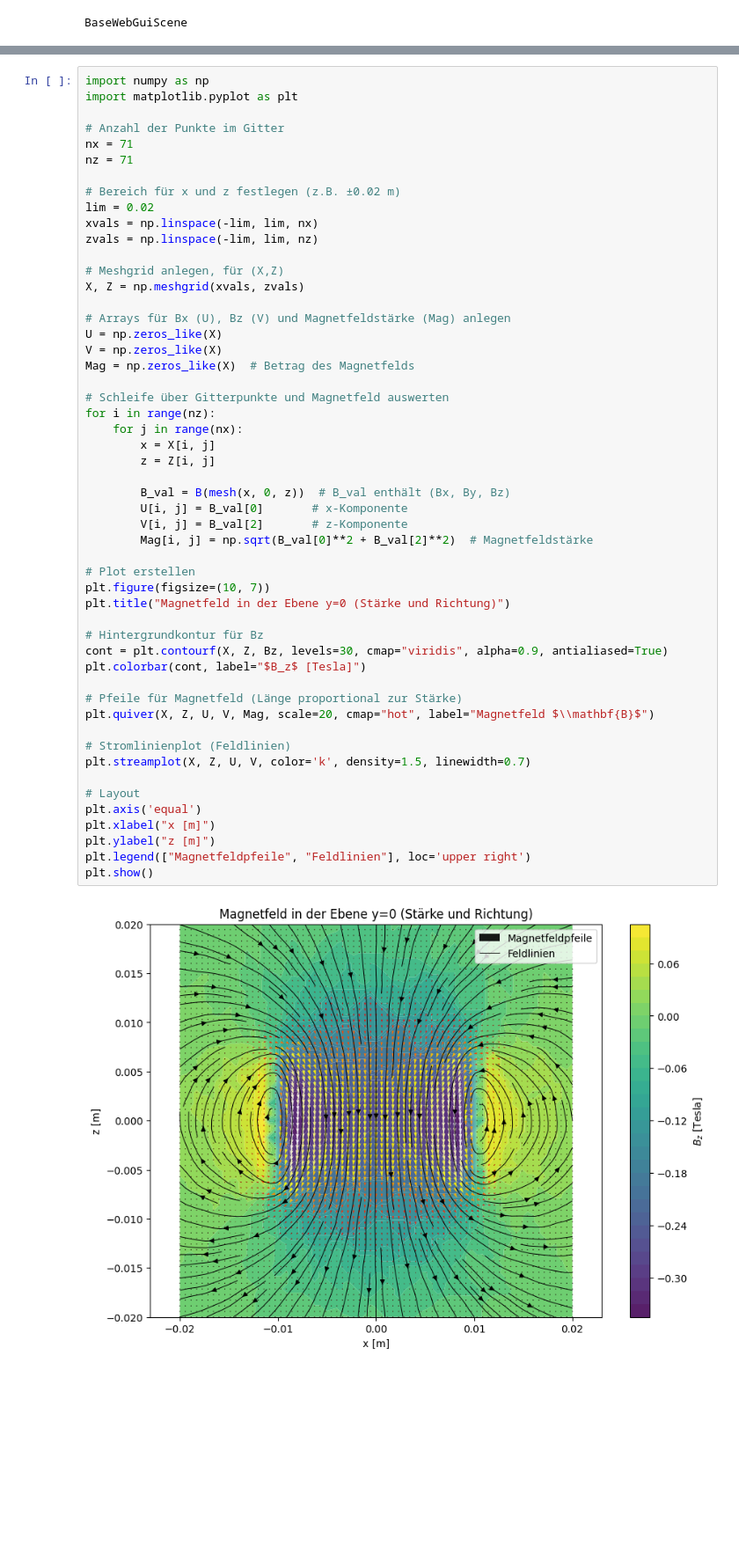
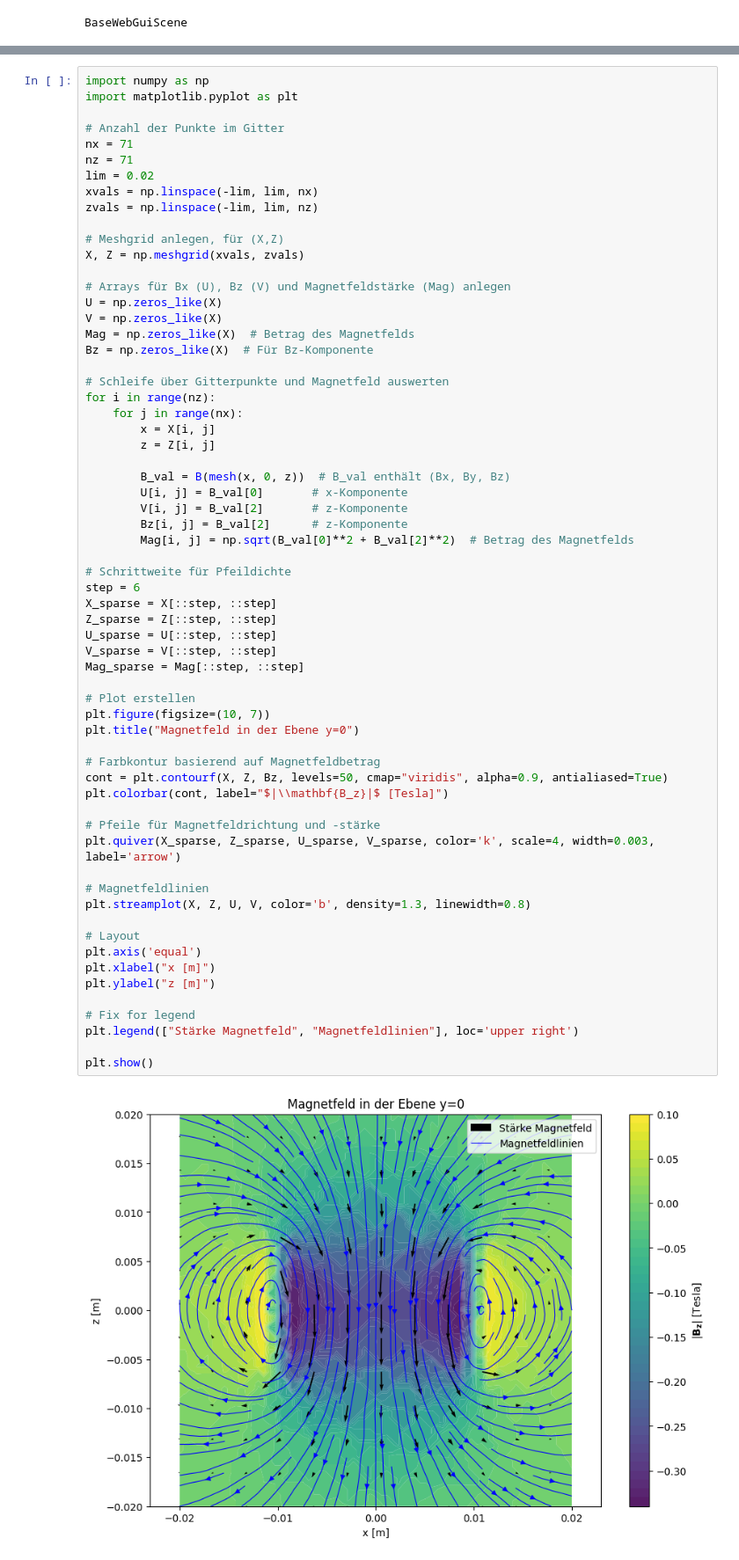
Before and after one commit to Saxermi/hana_pde_modeling_fem, a Jupyter notebook: 4_MagVekPot_HomCoil.ipynb, the cells around one changed output, grey strips where cells are left out. Shown at 88% size. Cells and saved outputs as stored; diff of their text form; blank space fills up the shorter version.

Commit message:
Updated 2d Plot w/ magnetfeld stärke

```diff
--- a/4_MagVekPot_HomCoil.ipynb
+++ b/4_MagVekPot_HomCoil.ipynb
@@ -186,8 +187,6 @@ import matplotlib.pyplot as plt
 # Anzahl der Punkte im Gitter
 nx = 71
 nz = 71
-
-# Bereich für x und z festlegen (z.B. ±0.02 m)
 lim = 0.02
 xvals = np.linspace(-lim, lim, nx)
 zvals = np.linspace(-lim, lim, nz)
@@ -195,41 +194,54 @@ zvals = np.linspace(-lim, lim, nz)
 # Meshgrid anlegen, für (X,Z)
 X, Z = np.meshgrid(xvals, zvals)
 
 # Arrays für Bx (U), Bz (V) und Magnetfeldstärke (Mag) anlegen
 U = np.zeros_like(X)
 V = np.zeros_like(X)
 Mag = np.zeros_like(X)  # Betrag des Magnetfelds
+Bz = np.zeros_like(X)  # Für Bz-Komponente
 
 # Schleife über Gitterpunkte und Magnetfeld auswerten
 for i in range(nz):
     for j in range(nx):
         x = X[i, j]
         z = Z[i, j]
 
         B_val = B(mesh(x, 0, z))  # B_val enthält (Bx, By, Bz)
         U[i, j] = B_val[0]       # x-Komponente
         V[i, j] = B_val[2]       # z-Komponente
-        Mag[i, j] = np.sqrt(B_val[0]**2 + B_val[2]**2)  # Magnetfeldstärke
+        Bz[i, j] = B_val[2]      # z-Komponente
+        Mag[i, j] = np.sqrt(B_val[0]**2 + B_val[2]**2)  # Betrag des Magnetfelds
+
+# Schrittweite für Pfeildichte
+step = 6
+X_sparse = X[::step, ::step]
+Z_sparse = Z[::step, ::step]
+U_sparse = U[::step, ::step]
+V_sparse = V[::step, ::step]
+Mag_sparse = Mag[::step, ::step]
 
 # Plot erstellen
 plt.figure(figsize=(10, 7))
-plt.title("Magnetfeld in der Ebene y=0 (Stärke und Richtung)")
+plt.title("Magnetfeld in der Ebene y=0")
 
-# Hintergrundkontur für Bz
-cont = plt.contourf(X, Z, Bz, levels=30, cmap="viridis", alpha=0.9, antialiased=True)
-plt.colorbar(cont, label="$B_z$ [Tesla]")
+# Farbkontur basierend auf Magnetfeldbetrag
+cont = plt.contourf(X, Z, Bz, levels=50, cmap="viridis", alpha=0.9, antialiased=True)
+plt.colorbar(cont, label="$|\\mathbf{B_z}|$ [Tesla]")
 
-# Pfeile für Magnetfeld (Länge proportional zur Stärke)
-plt.quiver(X, Z, U, V, Mag, scale=20, cmap="hot", label="Magnetfeld $\\mathbf{B}$")
+# Pfeile für Magnetfeldrichtung und -stärke
+plt.quiver(X_sparse, Z_sparse, U_sparse, V_sparse, color='k', scale=4, width=0.003, label='arrow')
 
-# Stromlinienplot (Feldlinien)
-plt.streamplot(X, Z, U, V, color='k', density=1.5, linewidth=0.7)
+# Magnetfeldlinien
+plt.streamplot(X, Z, U, V, color='b', density=1.3, linewidth=0.8)
 
 # Layout
 plt.axis('equal')
 plt.xlabel("x [m]")
 plt.ylabel("z [m]")
-plt.legend(["Magnetfeldpfeile", "Feldlinien"], loc='upper right')
+
+# Fix for legend
+plt.legend(["Stärke Magnetfeld", "Magnetfeldlinien"], loc='upper right')
+
 plt.show()
 # %% [output]
-[figure, old version]
+[figure, new version]
```
Also changed, not shown: parts of 1 cell of this notebook.
